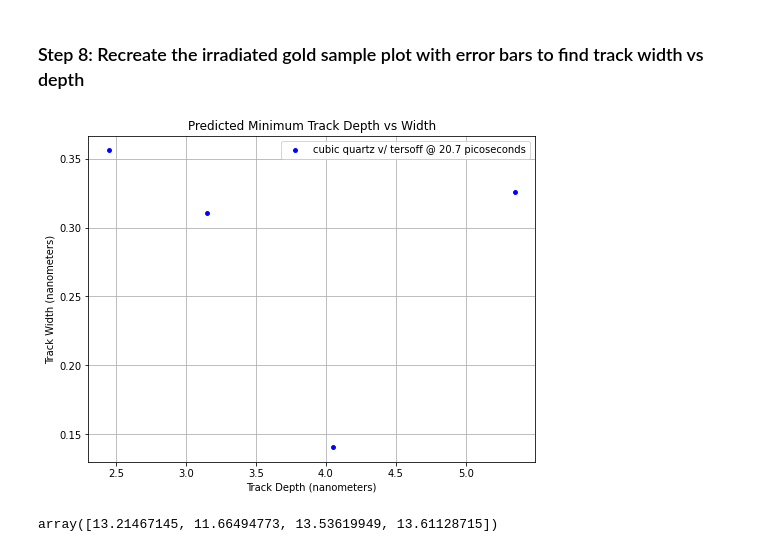
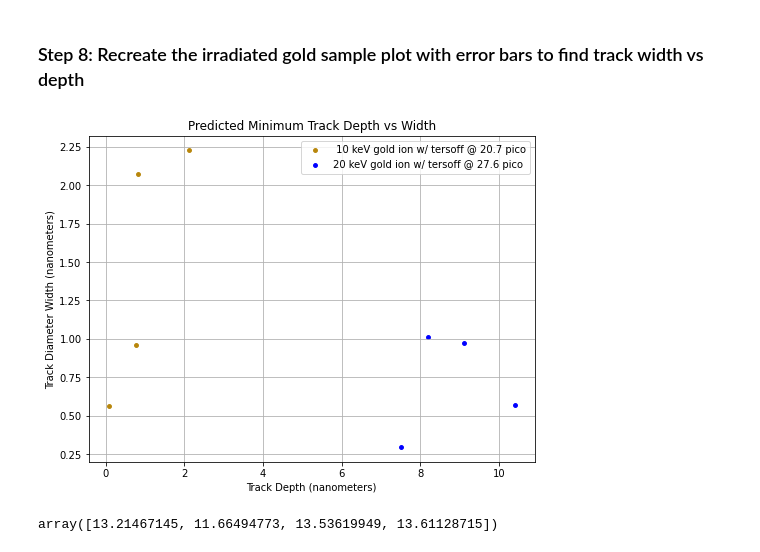
Before and after one commit to katieream/allmywork, a Jupyter notebook: paleodetector/md_vacancies.ipynb, the cells around one changed output. Drawn from its saved outputs; the diff is of its cells as text; code cells hidden in the pictures.

```diff
--- a/paleodetector/md_vacancies.ipynb
+++ b/paleodetector/md_vacancies.ipynb
@@ -293,6 +285,7 @@ x_start2, x_end2 = np.max(data_2['x'].values), np.min(data_2['x'].values)
 data_input2 = data_2[data_2['step'] == steps2[0]]
 
 x_start3, x_end3 = np.max(data_3['x'].values), np.min(data_3['x'].values)
+y_start3, y_end3 = np.max(data_3['y'].values), np.min(data_3['y'].values)
 data_input3 = data_3[data_3['step'] == steps3[0]]
 
 x_start4, x_end4 = np.max(data_4['x'].values), np.min(data_4['x'].values)
@@ -407,13 +397,19 @@ def find_spacing(end, y_ref, z_ref, data, sigma_y=0.1, sigma_z=0.1):
 # %%
 #test out function validity
-x_width_options = [1.0, 2.3, 3.2, 3.9]
-x_widths3, x_widths4 = [x_start3 - x for x in x_width_options], [x_start4 - x for x in x_width_options]
-sigma_y3, sigma_z3 = np.std(data_3['y'].values), np.std(data_3['z'].values)  # Standard deviation of filtered z-values
-sigma_y4, sigma_z4 = np.std(data_4['y'].values), np.std(data_4['z'].values)  # Standard deviation of filtered z-values
+y_width_options = [1.0, 2.3, 3.2, 3.9]
+y_widths3 = [y_start3 - y for y in y_width_options]
+y_widths4 = [y_start4 - y for y in y_width_options]
 
-for _ in tqdm(range(len(x_width_options))):
-    attempty3, attemptz3, attemptdist3, attempterr3 = zip(*[find_spacing(x_end, 0, 0, data_input3, sigma_y3, sigma_z3) for x_end in x_width_options])
-    attempty4, attemptz4, attemptdist4, attempterr4 = zip(*[find_spacing(x_end, 0, 0, data_input4, sigma_y4, sigma_z4) for x_end in x_width_options])
+sigma_y3, sigma_z3 = np.std(data_3['y'].values), np.std(data_3['z'].values)
+sigma_y4, sigma_z4 = np.std(data_4['y'].values), np.std(data_4['z'].values)
+
+attemptx3, attemptz3, attemptdist3, attempterr3 = zip(*[
+    find_spacing(y_end, 0, 0, data_input3, axis='y', sigma_1=sigma_y3, sigma_2=sigma_z3)
+    for y_end in tqdm(y_width_options, desc="Track width - data_input3")])
+
+attemptx4, attemptz4, attemptdist4, attempterr4 = zip(*[
+    find_spacing(y_end, 0, 0, data_input4, axis='y', sigma_1=sigma_y4, sigma_2=sigma_z4)
+    for y_end in tqdm(y_width_options, desc="Track width - data_input4")])
 # %%
 # Create the subplots
 
@@ -482,28 +482,28 @@ for ax in axes.flat:
 # %% [markdown]
 ### Step 8: Recreate the irradiated gold sample plot with error bars to find track width vs depth
 # %%
-track_depths3 = [abs(x_start3 - x) for x in x_width_options]
-track_depths4 = [abs(x_start4 - x) for x in x_width_options]
+track_depths3 = [abs(y_start3 - y) for y in y_width_options]
+track_depths4 = [abs(y_start4 - y) for y in y_width_options]
 
 attemptdist3, attemptdist4 = np.array(attemptdist3).flatten(), np.array(attemptdist4).flatten()
 attempterr3, attempterr4 = np.array(attempterr3).flatten(), np.array(attempterr4).flatten()
 
 fig = plt.figure(figsize=(8, 6))
 #plt.scatter(x_values1, attemptdist1, label = f'gold within quartz 50 picoseconds', s = 15)
 #plt.scatter(x_values2, attemptdist2, label = f'gold outside quartz 80 picoseconds', s = 15)
-#plt.scatter(track_depths3, attemptdist3, color = "darkgoldenrod", label = f'cubic quartz w/ vashistha @ 20.7 picoseconds', s = 15)
-plt.scatter(track_depths4, attemptdist4, color = "blue", label = f'cubic quartz v/ tersoff @ 20.7 picoseconds', s = 15)
+plt.scatter(track_depths3, 2*attemptdist3, color = "darkgoldenrod", label = f' 10 keV gold ion w/ tersoff @ 20.7 pico', s = 15)
+plt.scatter(track_depths4, 2*attemptdist4, color = "blue", label = f'20 keV gold ion w/ tersoff @ 27.6 pico', s = 15)
 #plt.errorbar(x_widths3, attemptdist3, yerr=attempterr3, fmt='o', color = "darkgoldenrod", markersize=2, label="Vashistha Error")
 #plt.errorbar(x_widths4, attemptdist4, yerr=attempterr4, fmt='o', color= "cornflowerblue", markersize=2, label="Tersoff Error")
 plt.title(f'Predicted Minimum Track Depth vs Width')
 plt.xlabel('Track Depth (nanometers)')
-plt.ylabel('Track Width (nanometers)')
+plt.ylabel('Track Diameter Width (nanometers)')
 plt.legend(loc = 'best')
 plt.grid(True)
 
 #see if there is a variable I can output from lammps that tracks the kinetic energy of the gold ion at each time step - should be able to
 # %% [output]
-[figure, old version]
+[figure, new version]
 # %%
 # %% [output]
 array([13.21467145, 11.66494773, 13.53619949, 13.61128715])
```
Also changed, not shown: parts of 6 cells of this notebook.
